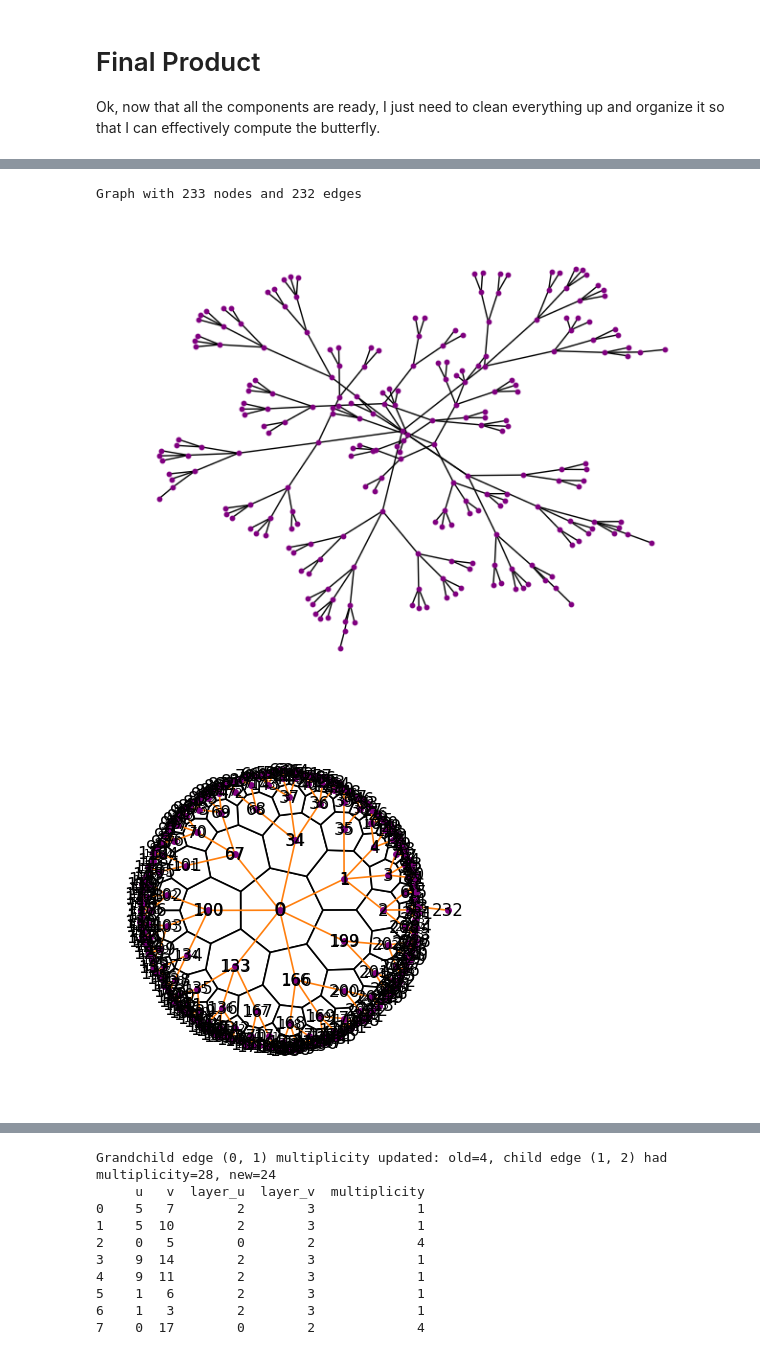
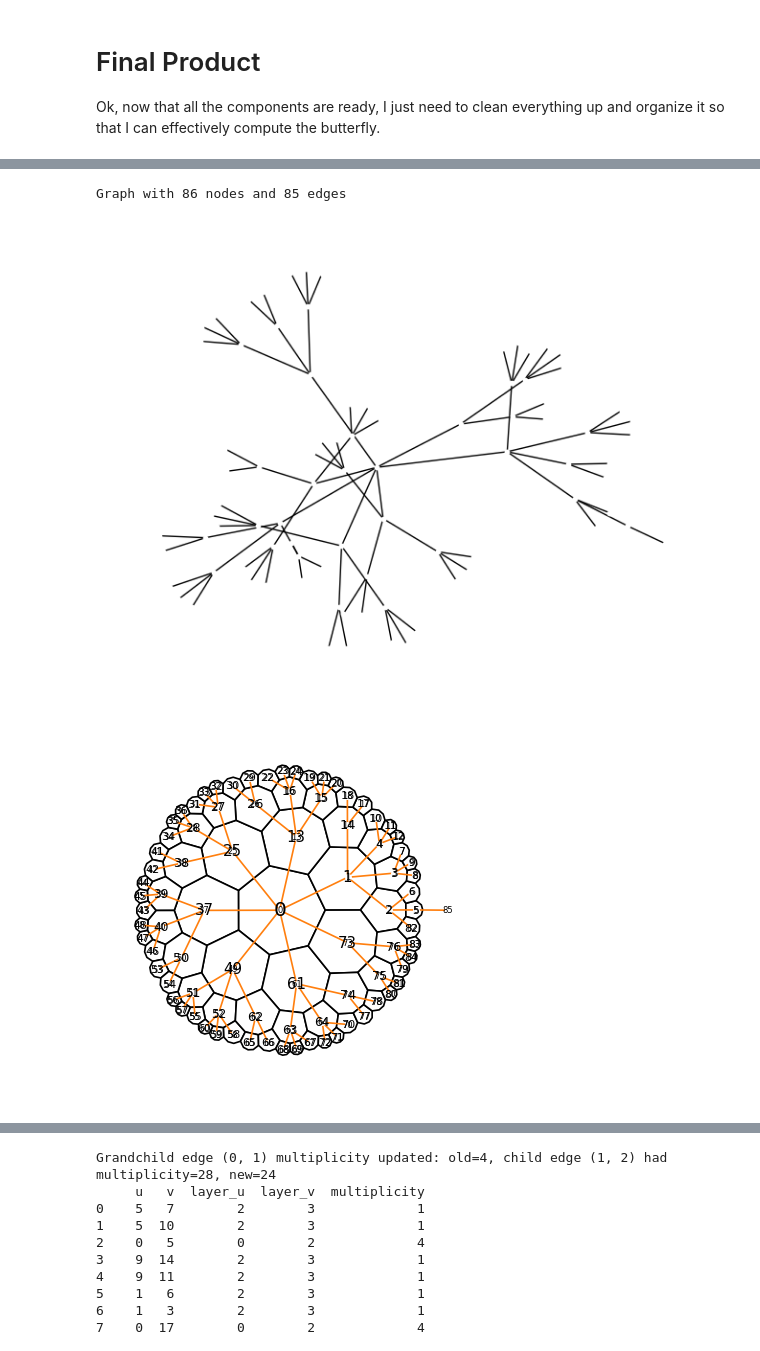
Before and after one commit to amalbumbia/Hyperbolic_Lattices, a Jupyter notebook: test_hyp_butterfly.ipynb, the cells around one changed output, grey strips where cells are left out. Saved outputs shown, nothing was run; the diff lists cells and outputs as text; code cells hidden in the pictures.

```diff
--- a/test_hyp_butterfly.ipynb
+++ b/test_hyp_butterfly.ipynb
@@ -980,7 +980,7 @@ Ok, now that all the components are ready, I just need to clean everything up an
 # Step 1: Create the hyperbolic tiling
 
 tiling = HyperbolicTiling(
-    p=7, q=3, n=5,
+    p=7, q=3, n=4,
     kernel=TilingKernels.StaticRotationalSector
 )
 
@@ -1069,6 +1069,12 @@ print(len(edges))
 # Make a dual graph G corresponding to the tiling
 V = len(tiling) # vertices = number of faces
 root_point = V
+
+options = {
+    'node_color': 'white',
+    'node_size': 10,
+    'width': 1,
+}
 
 # p determines the number of edges each polygon face has, and every face will have p neighbors
 # however, the faces on the outer ring will have p-1 neighbors, so if nbrs < p, said face is on the boundary
@@ -1095,37 +1101,37 @@ for u, v in T_rooted.edges():
 # for every face in the tiling, obtain the corresponding index
 poly_map = { poly.idx: poly for poly in tiling.polygons }
 
 # tiling plot for the overlay with the associated indices on each face like before
 plot_tiling(tiling)
 for i, poly in poly_map.items():
     x, y = poly.get_center().real, poly.get_center().imag
     plt.text(x, y, str(i),
              ha="center", va="center",
              fontsize=12*(1 - 0.5 * (x**2 + y**2)**0.5))
 # take the index of every node in the spanning tree and map it to the
 # corresponding index of the face in the tiling
 # account for the position of these numbers on the spanning tree for visual purposes
 
 pos = {node: (poly_map[node].get_center().real,
               poly_map[node].get_center().imag)
        for node in T_idx.nodes() if node in poly_map}
 
 # now add the outside node explicitly
 max_r = max(abs(poly.get_center()) for poly in tiling.polygons)
 pos[root_point] = (1.2 * max_r, 0)
 
 # plot the overlay of the tiling with the spanning tree - the indices of the faces and nodes match
 nx.draw(T_idx, **options, pos=pos,
         with_labels=True,
         edge_color="C1",
-        font_size=10)
+        font_size=5)
 
 plt.axis("equal")
 plt.show()
 # %% [output]
-Graph with 233 nodes and 232 edges
+Graph with 86 nodes and 85 edges
-[figure, old version]
+[figure, new version]
-[figure, old version]
+[figure, new version]
 # %%
 # Step 5: Find the tiling layer associated with each face and organize all the information collected
 # thus far into a data frame to be manipulated later
```
Also changed, not shown: parts of 9 cells of this notebook.
